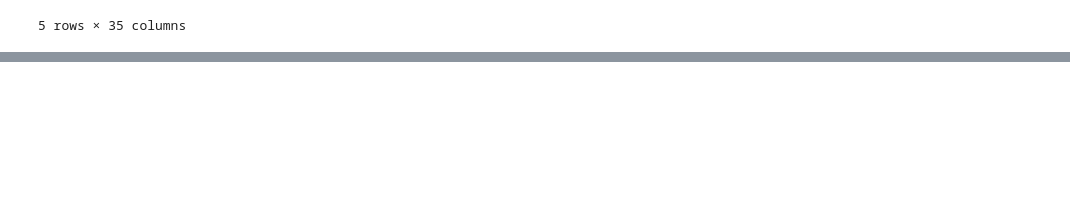
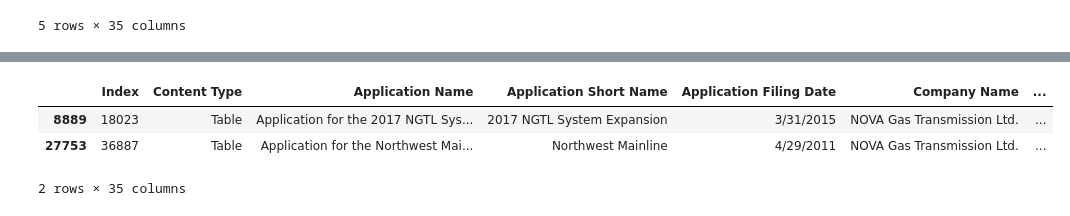
Before and after one commit to CER-REC/esa-data-bank_banque-donnees-ees, a Jupyter notebook: Codes/Section_05_VEC_Labeling_for_Tables/01_creating_index_file_with_vecs_vscs.ipynb, the cells around one changed output, grey strips where cells are left out. Saved outputs shown, nothing was run; the diff lists cells and outputs as text; code cells hidden in the pictures; blank space fills up the shorter version.

```diff
--- a/Codes/Section_05_VEC_Labeling_for_Tables/01_creating_index_file_with_vecs_vscs.ipynb
+++ b/Codes/Section_05_VEC_Labeling_for_Tables/01_creating_index_file_with_vecs_vscs.ipynb
@@ -78,0 +91,7 @@ df_joined.iloc[0].csvText
+# %%
+df_for_labeling.head(2)
+# %% [output]
+|  | Index | Content Type | Application Name | Application Short Name | Application Filing Date | Company Name | ... |
+| 8889 | 18023 | Table | Application for the 2017 NGTL Sys... | 2017 NGTL System Expansion | 3/31/2015 | NOVA Gas Transmission Ltd. | ... |
+| 27753 | 36887 | Table | Application for the Northwest Mai... | Northwest Mainline | 4/29/2011 | NOVA Gas Transmission Ltd. | ... |
+2 rows × 35 columns
```
Also changed, not shown: parts of 22 cells of this notebook, 1 other file.
